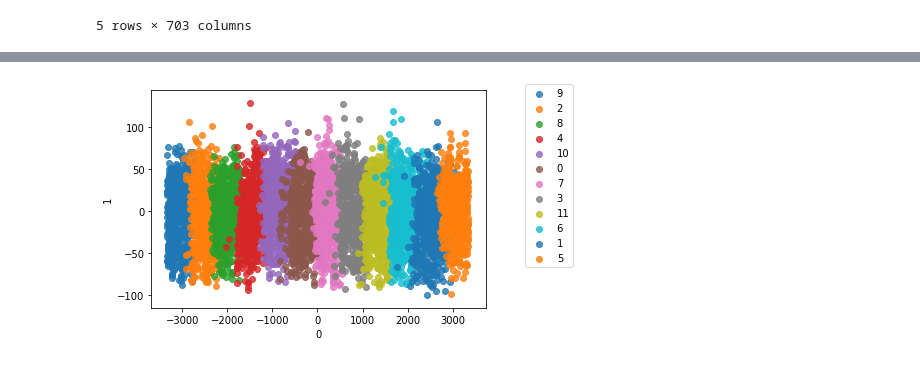
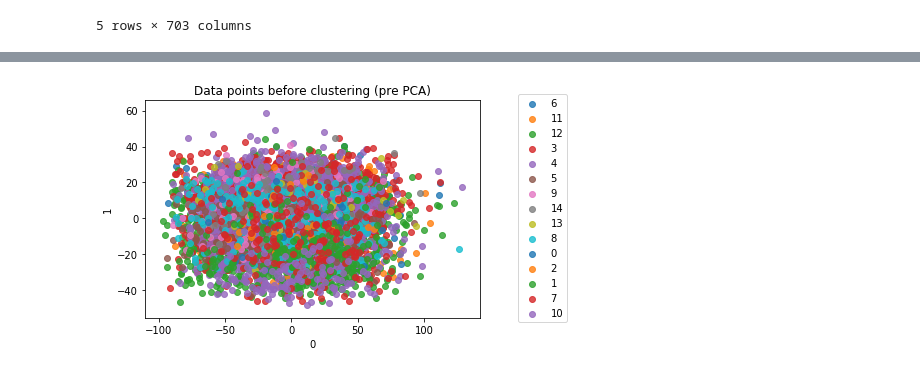
Before and after one commit to itaher1995/CS6220_Final_Project, a Jupyter notebook: FMA-Unsupervised-GMM.ipynb, the cells around one changed output, grey strips where cells are left out. Cells and saved outputs as stored; diff of their text form; code cells hidden in the pictures.

```diff
--- a/FMA-Unsupervised-GMM.ipynb
+++ b/FMA-Unsupervised-GMM.ipynb
@@ -328,6 +111,0 @@ sc_evaluate_clusters(reducedDf,30)
-# %%
-gmm = GaussianMixture(n_components=12,random_state=0).fit(reducedDf)
-prediction = gmm.predict(reducedDf)
-plotClasses2D(reducedDf,prediction,dimensionality_reduction='PCA',title=None)
-# %% [output]
-[figure, removed]
@@ -375,0 +112,5 @@ def plot_confusion_matrix(cm, classes,
+# %%
+# How our data looks before clustering
+plotClasses2D(data,responseEncoded,dimensionality_reduction='PCA',title='Data points before clustering (pre PCA)')
+# %% [output]
+[figure, added]
```
Also changed, not shown: parts of 51 cells of this notebook, 14 other files.
